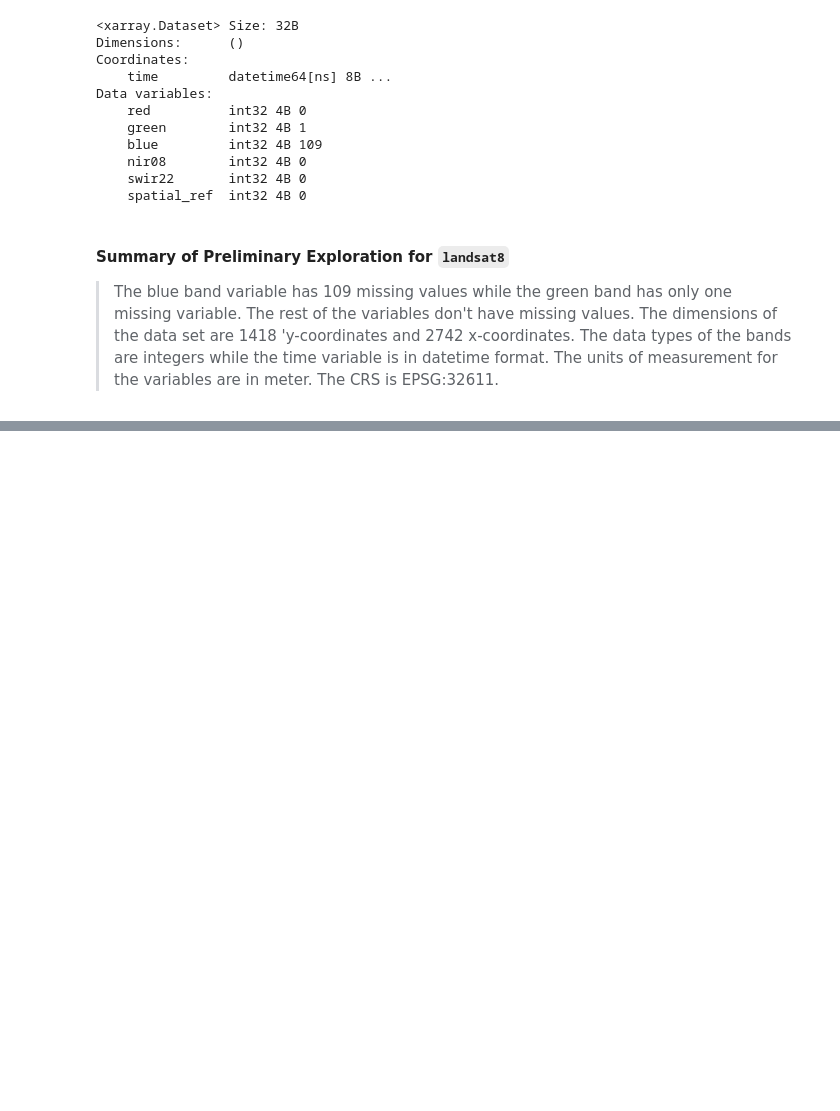
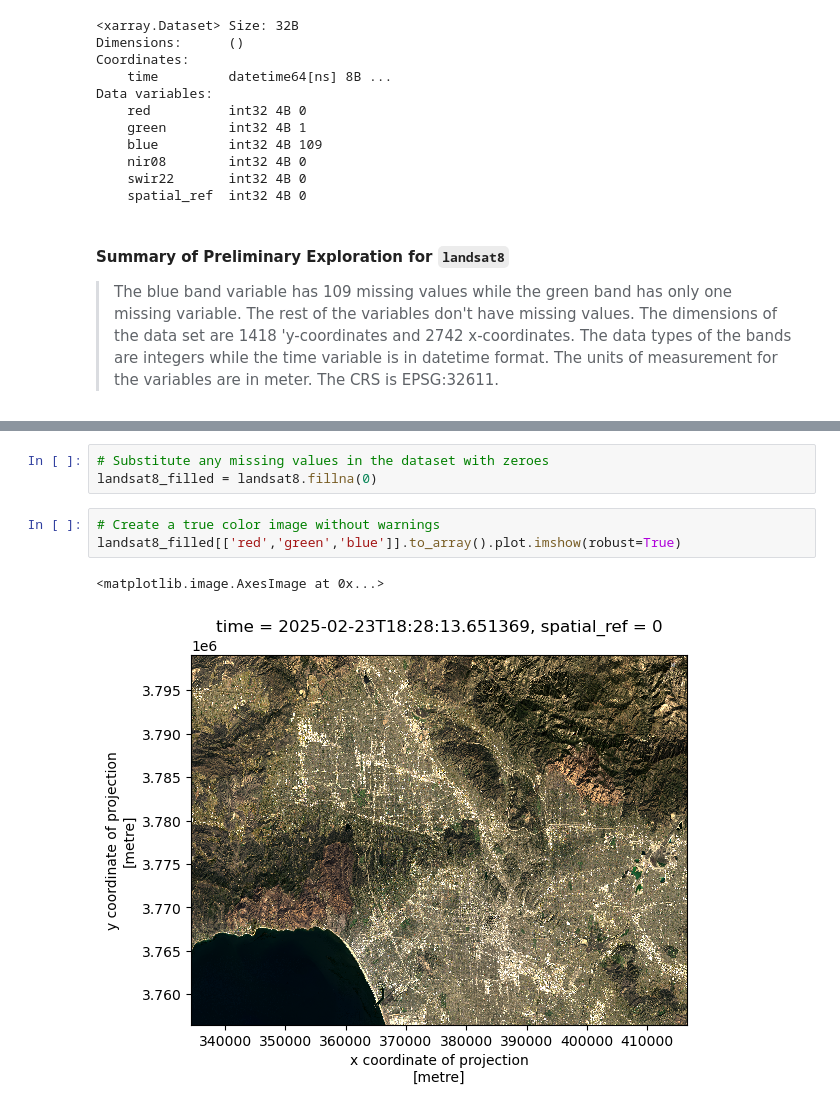
Before and after one commit to mmorenorolon/eds220-hwk4, a Jupyter notebook: hwk4-task2-false-color-MORENOROLON.ipynb, the cells around one changed output, grey strips where cells are left out. Cells and saved outputs as stored; diff of their text form; blank space fills up the shorter version.

```diff
--- a/hwk4-task2-false-color-MORENOROLON.ipynb
+++ b/hwk4-task2-false-color-MORENOROLON.ipynb
@@ -290,0 +347,9 @@ landsat8.rio.crs
+# %%
+# Substitute any missing values in the dataset with zeroes
+landsat8_filled = landsat8.fillna(0)
+# %%
+# Create a true color image without warnings
+landsat8_filled[['red','green','blue']].to_array().plot.imshow(robust=True)
+# %% [output]
+<matplotlib.image.AxesImage at 0x...>
+[figure, added]
```
Also changed, not shown: parts of 19 cells of this notebook.
